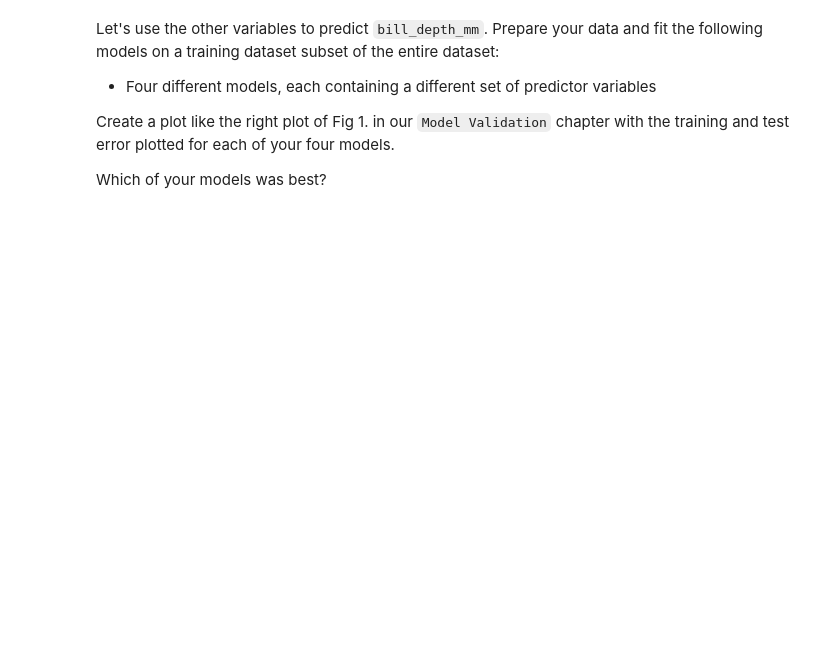
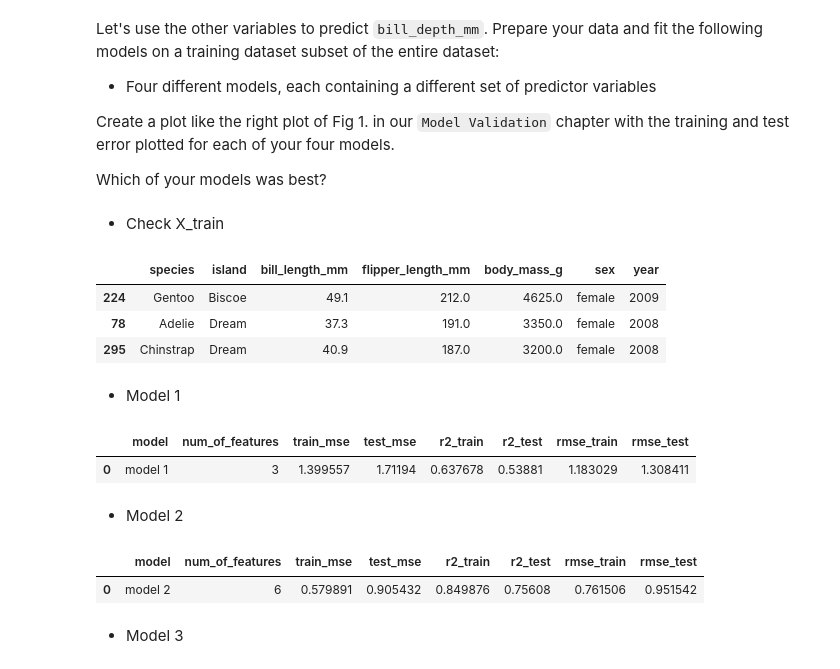
Before and after one commit to cybernewbee/gsb_544, a Jupyter notebook: chapter_11/pa_6_2_lm_and_eva.ipynb, the cells around one changed output. Cells and saved outputs as stored; diff of their text form; code cells hidden in the pictures; blank space fills up the shorter version.

```diff
--- a/chapter_11/pa_6_2_lm_and_eva.ipynb
+++ b/chapter_11/pa_6_2_lm_and_eva.ipynb
@@ -84,0 +58,17 @@ y =
+# %%
+# Picking independent variables
+X = penguins.drop("bill_depth_mm", axis = 1)
+y = penguins["bill_depth_mm"]
+# Split the data
+X_train, X_test, y_train, y_test = train_test_split(X, y, test_size=0.2, random_state=42)
+# %% [markdown]
+- Check X_train
+# %%
+X_train.head(3)
+# %% [output]
+|  | species | island | bill_length_mm | flipper_length_mm | body_mass_g | sex | year |
+| 224 | Gentoo | Biscoe | 49.1 | 212.0 | 4625.0 | female | 2009 |
+| 78 | Adelie | Dream | 37.3 | 191.0 | 3350.0 | female | 2008 |
+| 295 | Chinstrap | Dream | 40.9 | 187.0 | 3200.0 | female | 2008 |
+# %% [markdown]
+- Model 1
@@ -84,0 +95,18 @@ y =
+# %%
+# Calculate evaluation metrics
+result1 = pd.DataFrame([{
+        "model": "model 1",
+        "num_of_features": ct1.fit_transform(X_train).shape[1],
+        "train_mse": mean_squared_error(y_train, train_pred),
+        "test_mse": mean_squared_error(y_test, test_pred),
+        "r2_train": r2_score(y_train, train_pred),
+        "r2_test": r2_score(y_test, test_pred),
+        "rmse_train": root_mean_squared_error(y_train, train_pred),
+        "rmse_test": root_mean_squared_error(y_test, test_pred)
+  }])
+result1
+# %% [output]
+|  | model | num_of_features | train_mse | test_mse | r2_train | r2_test | rmse_train | rmse_test |
+| 0 | model 1 | 3 | 1.399557 | 1.71194 | 0.637678 | 0.53881 | 1.183029 | 1.308411 |
+# %% [markdown]
+- Model 2
@@ -84,0 +131,18 @@ y =
+# %%
+# Calculate evaluation metrics
+result2 = pd.DataFrame([{
+        "model": "model 2",
+        "num_of_features": ct2.fit_transform(X_train).shape[1],
+        "train_mse": mean_squared_error(y_train, train_pred2),
+        "test_mse": mean_squared_error(y_test, test_pred2),
+        "r2_train": r2_score(y_train, train_pred2),
+        "r2_test": r2_score(y_test, test_pred2),
+        "rmse_train": root_mean_squared_error(y_train, train_pred2),
+        "rmse_test": root_mean_squared_error(y_test, test_pred2)
+  }])
+result2
+# %% [output]
+|  | model | num_of_features | train_mse | test_mse | r2_train | r2_test | rmse_train | rmse_test |
+| 0 | model 2 | 6 | 0.579891 | 0.905432 | 0.849876 | 0.75608 | 0.761506 | 0.951542 |
+# %% [markdown]
+- Model 3
```
Also changed, not shown: parts of 28 cells of this notebook, 2 other files.
